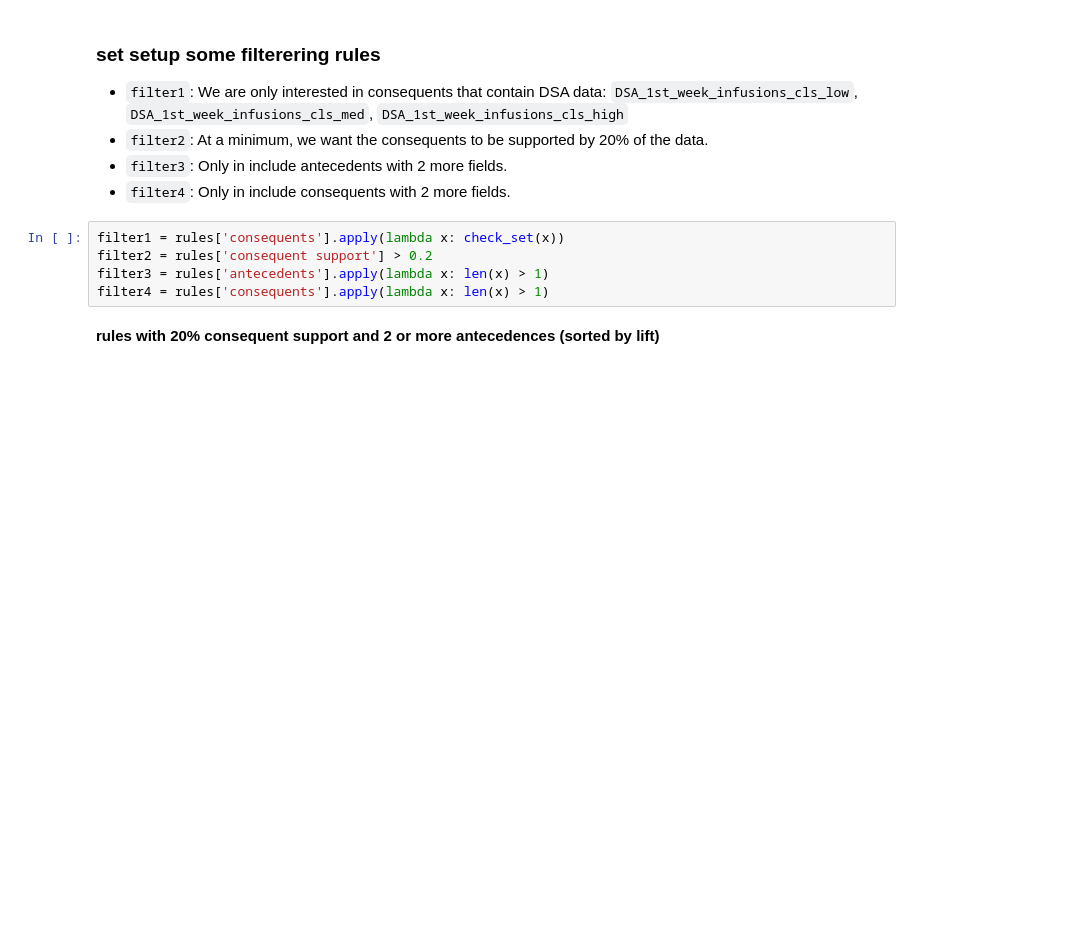
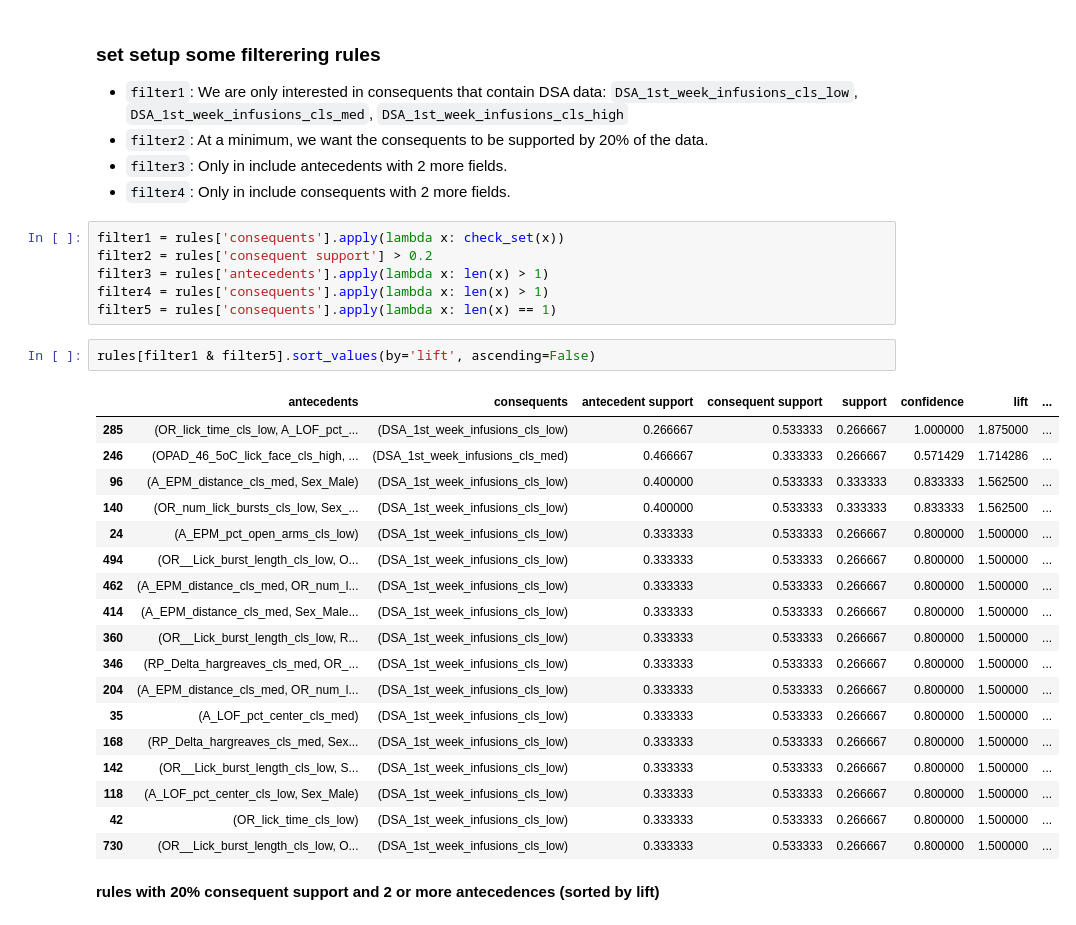
Before and after one commit to uflcod/endophenotype-study-analysis, a Jupyter notebook: notebooks/5JUN2023_rule_mining_3_class.ipynb, the cells around one changed output. Saved outputs shown, nothing was run; the diff lists cells and outputs as text; blank space fills up the shorter version.

```diff
--- a/notebooks/5JUN2023_rule_mining.ipynb
+++ b/notebooks/5JUN2023_rule_mining_3_class.ipynb
@@ -239,6 +272,28 @@ filter1 = rules['consequents'].apply(lambda x: check_set(x))
 filter2 = rules['consequent support'] > 0.2
 filter3 = rules['antecedents'].apply(lambda x: len(x) > 1)
 filter4 = rules['consequents'].apply(lambda x: len(x) > 1)
+filter5 = rules['consequents'].apply(lambda x: len(x) == 1)
+# %%
+rules[filter1 & filter5].sort_values(by='lift', ascending=False)
+# %% [output]
+|  | antecedents | consequents | antecedent support | consequent support | support | confidence | lift | ... |
+| 285 | (OR_lick_time_cls_low, A_LOF_pct_... | (DSA_1st_week_infusions_cls_low) | 0.266667 | 0.533333 | 0.266667 | 1.000000 | 1.875000 | ... |
+| 246 | (OPAD_46_5oC_lick_face_cls_high, ... | (DSA_1st_week_infusions_cls_med) | 0.466667 | 0.333333 | 0.266667 | 0.571429 | 1.714286 | ... |
+| 96 | (A_EPM_distance_cls_med, Sex_Male) | (DSA_1st_week_infusions_cls_low) | 0.400000 | 0.533333 | 0.333333 | 0.833333 | 1.562500 | ... |
+| 140 | (OR_num_lick_bursts_cls_low, Sex_... | (DSA_1st_week_infusions_cls_low) | 0.400000 | 0.533333 | 0.333333 | 0.833333 | 1.562500 | ... |
+| 24 | (A_EPM_pct_open_arms_cls_low) | (DSA_1st_week_infusions_cls_low) | 0.333333 | 0.533333 | 0.266667 | 0.800000 | 1.500000 | ... |
+| 494 | (OR__Lick_burst_length_cls_low, O... | (DSA_1st_week_infusions_cls_low) | 0.333333 | 0.533333 | 0.266667 | 0.800000 | 1.500000 | ... |
+| 462 | (A_EPM_distance_cls_med, OR_num_l... | (DSA_1st_week_infusions_cls_low) | 0.333333 | 0.533333 | 0.266667 | 0.800000 | 1.500000 | ... |
+| 414 | (A_EPM_distance_cls_med, Sex_Male... | (DSA_1st_week_infusions_cls_low) | 0.333333 | 0.533333 | 0.266667 | 0.800000 | 1.500000 | ... |
+| 360 | (OR__Lick_burst_length_cls_low, R... | (DSA_1st_week_infusions_cls_low) | 0.333333 | 0.533333 | 0.266667 | 0.800000 | 1.500000 | ... |
+| 346 | (RP_Delta_hargreaves_cls_med, OR_... | (DSA_1st_week_infusions_cls_low) | 0.333333 | 0.533333 | 0.266667 | 0.800000 | 1.500000 | ... |
+| 204 | (A_EPM_distance_cls_med, OR_num_l... | (DSA_1st_week_infusions_cls_low) | 0.333333 | 0.533333 | 0.266667 | 0.800000 | 1.500000 | ... |
+| 35 | (A_LOF_pct_center_cls_med) | (DSA_1st_week_infusions_cls_low) | 0.333333 | 0.533333 | 0.266667 | 0.800000 | 1.500000 | ... |
+| 168 | (RP_Delta_hargreaves_cls_med, Sex... | (DSA_1st_week_infusions_cls_low) | 0.333333 | 0.533333 | 0.266667 | 0.800000 | 1.500000 | ... |
+| 142 | (OR__Lick_burst_length_cls_low, S... | (DSA_1st_week_infusions_cls_low) | 0.333333 | 0.533333 | 0.266667 | 0.800000 | 1.500000 | ... |
+| 118 | (A_LOF_pct_center_cls_low, Sex_Male) | (DSA_1st_week_infusions_cls_low) | 0.333333 | 0.533333 | 0.266667 | 0.800000 | 1.500000 | ... |
+| 42 | (OR_lick_time_cls_low) | (DSA_1st_week_infusions_cls_low) | 0.333333 | 0.533333 | 0.266667 | 0.800000 | 1.500000 | ... |
+| 730 | (OR__Lick_burst_length_cls_low, O... | (DSA_1st_week_infusions_cls_low) | 0.333333 | 0.533333 | 0.266667 | 0.800000 | 1.500000 | ... |
 # %% [markdown]
 **rules with 20% consequent support and 2 or more antecedences (sorted by lift)**
 # %%
```
Also changed, not shown: parts of 11 cells of this notebook.
